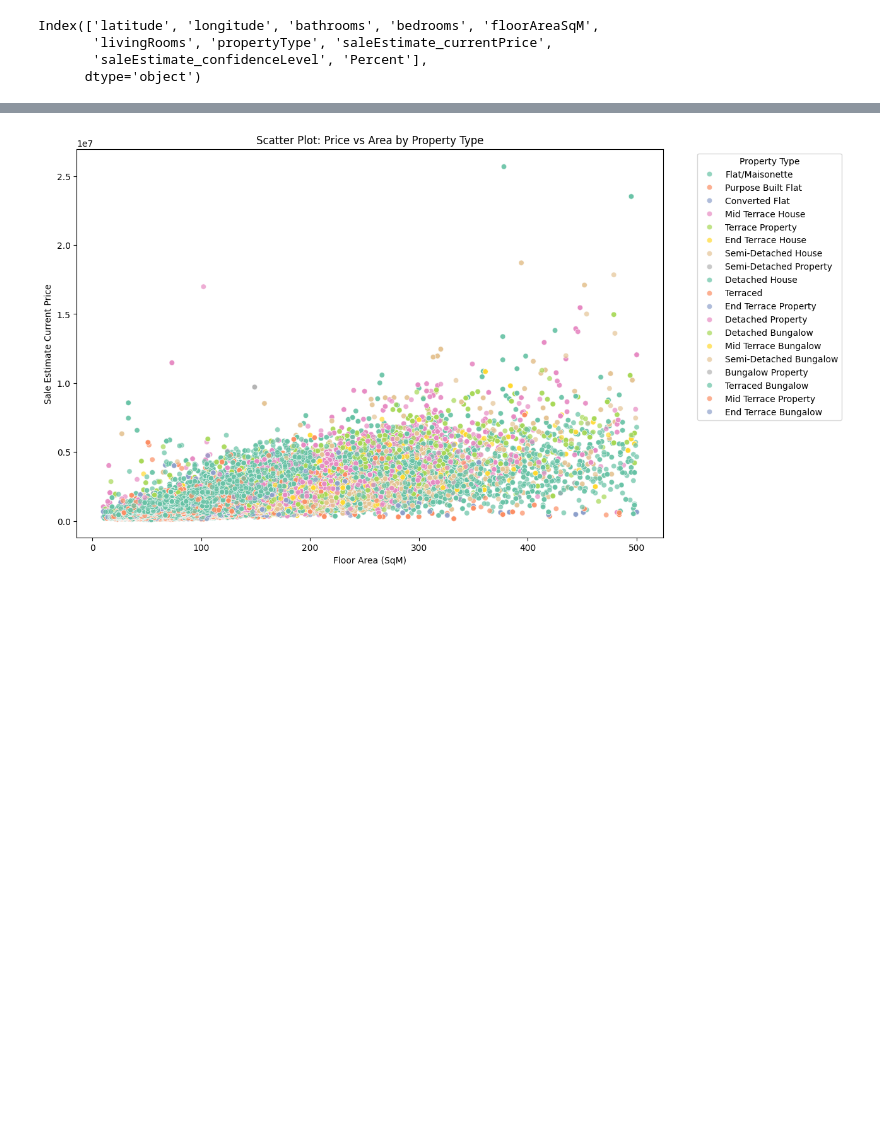
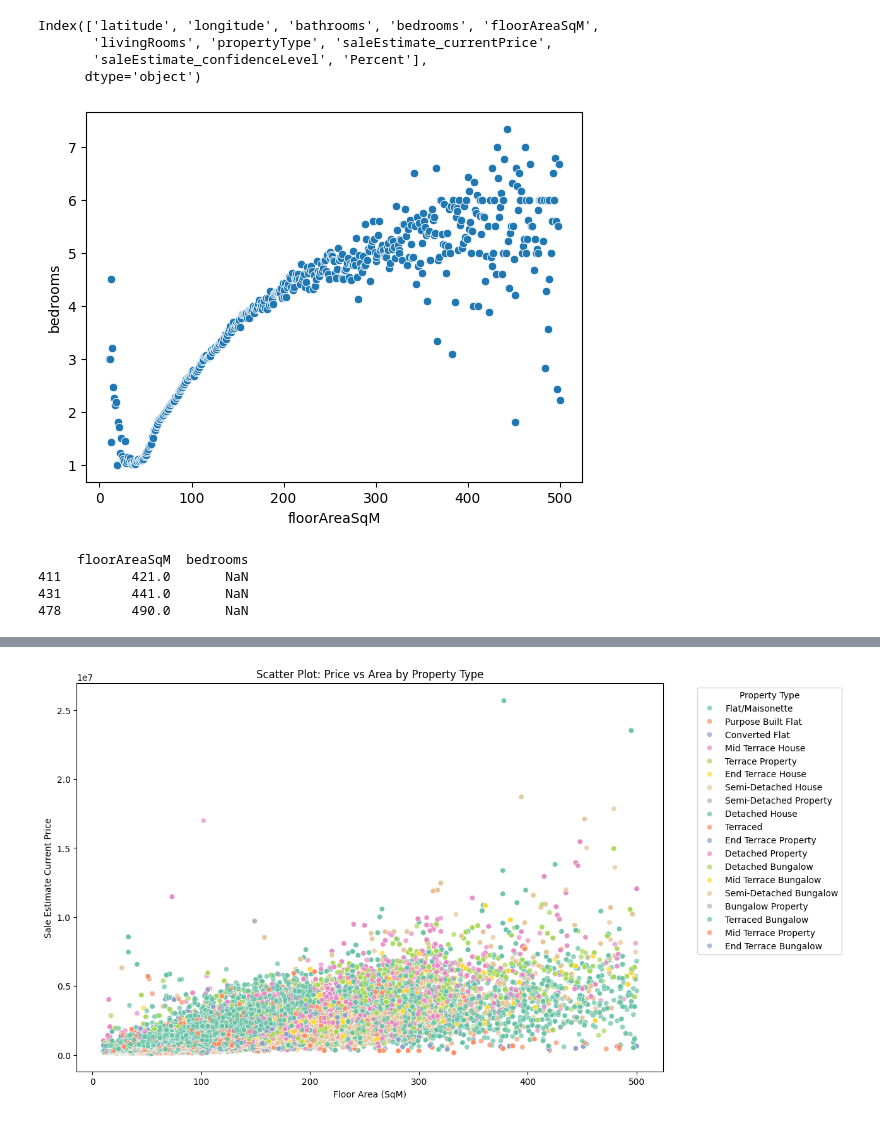
Before and after one commit to TaniaAsh/IgniteML, a Jupyter notebook: TaniaAsh/Project1/Proj1EV_2.ipynb, the cells around one changed output, grey strips where cells are left out. Drawn from its saved outputs; the diff is of its cells as text; code cells hidden in the pictures; blank space fills up the shorter version.

```diff
--- a/TaniaAsh/Project1/Proj1EV_2.ipynb
+++ b/TaniaAsh/Project1/Proj1EV_2.ipynb
@@ -151,3 +151,16 @@ Index(['latitude', 'longitude', 'bathrooms', 'bedrooms', 'floorAreaSqM',
        'livingRooms', 'propertyType', 'saleEstimate_currentPrice',
        'saleEstimate_confidenceLevel', 'Percent'],
       dtype='object')
+# %%
+x = df.groupby(['floorAreaSqM'])['bedrooms'].mean().reset_index()
+
+sns.scatterplot(data=x, x='floorAreaSqM', y='bedrooms')
+plt.show()
+
+print(x[x['bedrooms'].isnull() == True])
+# %% [output]
+[figure, added]
+     floorAreaSqM  bedrooms
+411         421.0       NaN
+431         441.0       NaN
+478         490.0       NaN
```
Also changed, not shown: parts of 19 cells of this notebook.
